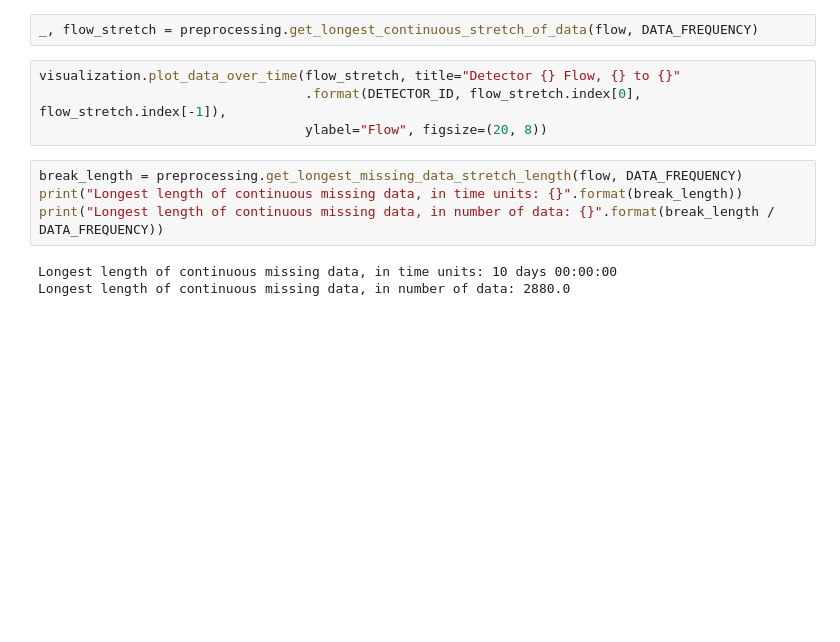
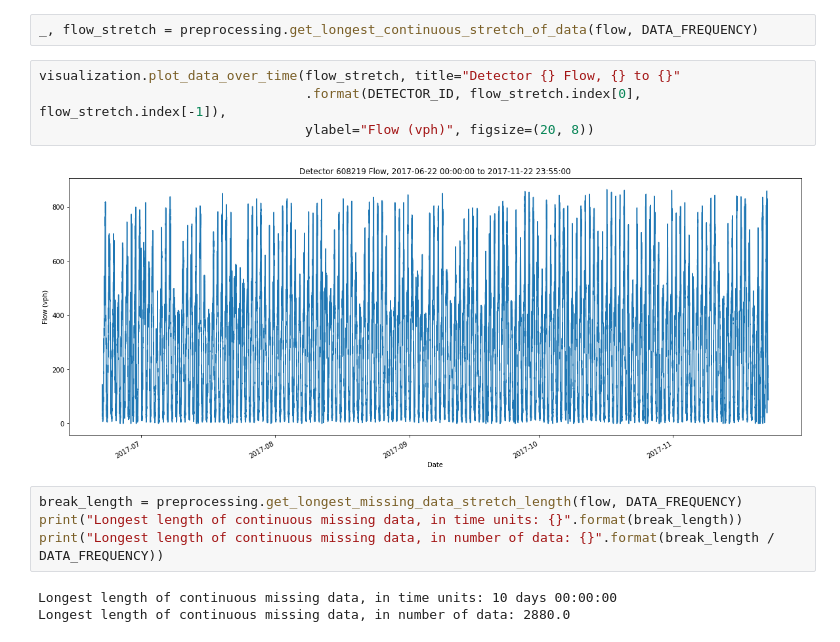
Before and after one commit to victorchan314/arterial_traffic_flow_predictor, a Jupyter notebook: imputation.ipynb, the cells around one changed output. Cells and saved outputs as stored; diff of their text form; blank space fills up the shorter version.

```diff
--- a/imputation.ipynb
+++ b/imputation.ipynb
@@ -31,7 +34,9 @@ _, flow_stretch = preprocessing.get_longest_continuous_stretch_of_data(flow, DAT
 # %%
 visualization.plot_data_over_time(flow_stretch, title="Detector {} Flow, {} to {}"
                                   .format(DETECTOR_ID, flow_stretch.index[0], flow_stretch.index[-1]),
-                                  ylabel="Flow", figsize=(20, 8))
+                                  ylabel="Flow (vph)", figsize=(20, 8))
+# %% [output]
+[figure, added]
 # %%
 break_length = preprocessing.get_longest_missing_data_stretch_length(flow, DATA_FREQUENCY)
 print("Longest length of continuous missing data, in time units: {}".format(break_length))
```
Also changed, not shown: parts of 4 cells of this notebook.
